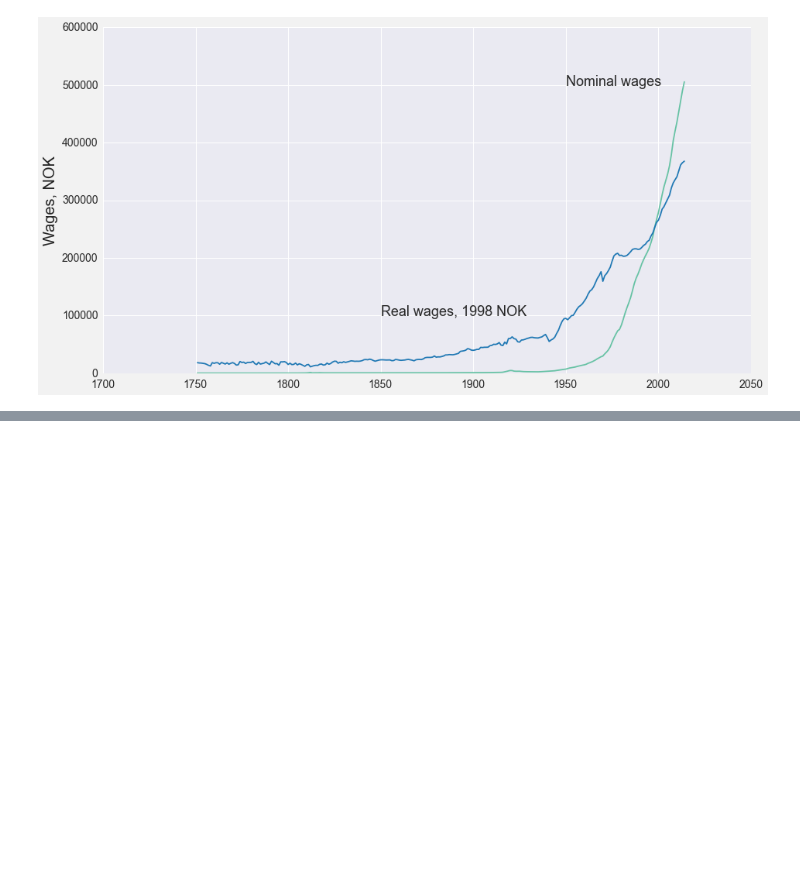
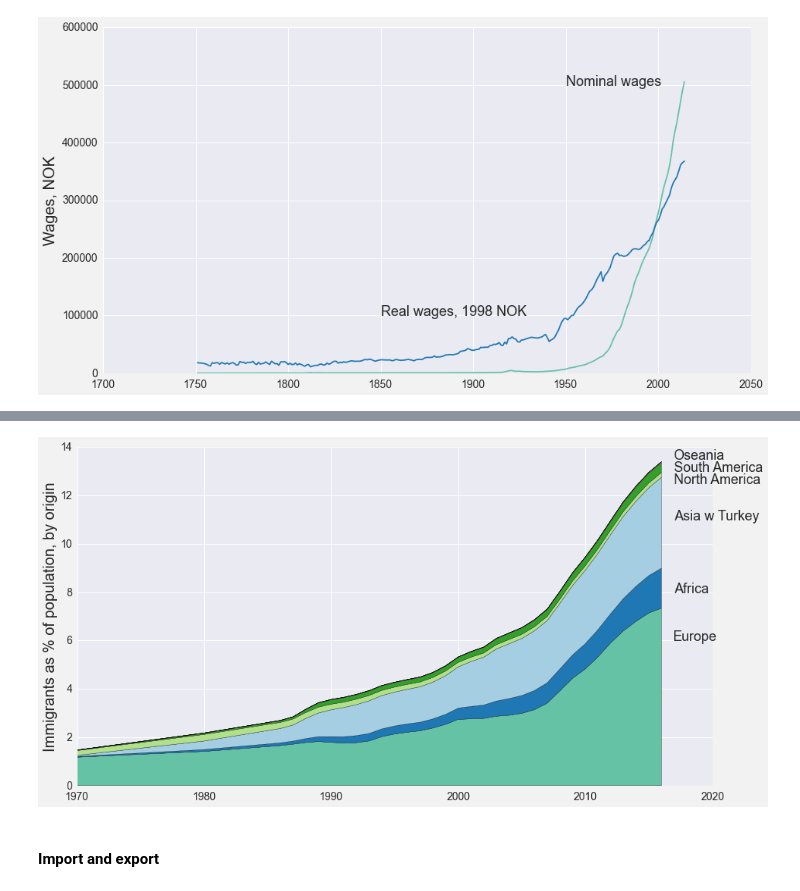
Before and after one commit to jmaurit/norwayeconomy, a Jupyter notebook: norwayeconomy.ipynb, the cells around one changed output, grey strips where cells are left out. Saved outputs shown, nothing was run; the diff lists cells and outputs as text; code cells hidden in the pictures; blank space fills up the shorter version.

```diff
--- a/norwayeconomy.ipynb
+++ b/norwayeconomy.ipynb
@@ -606,0 +657,26 @@ plt.show()
+# %%
+pop = pd.read_csv("http://data.ssb.no/api/v0/dataset/49626.csv?lang=no", sep=";")
+
+pop.columns = ["region", "year", "variable", "value"]
+pop = pop[["year", "variable", "value"]]
+pop_tot = pop[pop.variable=="Folkemengde"]
+pop_tot = pop_tot[["year", "value"]]
+pop_tot.columns = ["year", "pop_tot"]
+
+innvandring = pd.read_csv("http://data.ssb.no/api/v0/dataset/48651.csv?lang=no", sep=";")
+innvandring.columns = ['region', 'kjoenn', 'landbakgrunn', 'year', 'statistikkvariabel',
+       'innvandrer']
+innvandring = innvandring[['kjoenn', 'landbakgrunn', 'year',
+       'innvandrer']]
+innvandring = innvandring.merge(pop_tot, on="year", how ="left")
+innvandring["pros_innvan"] = innvandring["innvandrer"]/innvandring["pop_tot"]*100
+
+total = innvandring.groupby(["year", "landbakgrunn"])["pros_innvan"].aggregate(sum)
+total = total.reset_index()
+total_w = total.pivot(index="year", columns="landbakgrunn", values="pros_innvan")
+Y = np.array(total_w)
+x=total.year.unique()
+# %%
+annotate_y = pd.DataFrame()
+annotate_y["labels"] = ["Europe", "Africa", "Asia w Turkey", "North America", "South America", "Oseania"]
+annotate_y["y"] = [6,8, 11, 12.5, 13, 13.5]
@@ -606,0 +693,13 @@ plt.show()
+# %%
+
+fig, ax = plt.subplots()
+ax.stackplot(x, Y.T)
+for ant in annotate_y.iterrows():
+    ax.annotate(ant[1]["labels"], xy=(2017, ant[1]["y"]))
+ax.set_ylabel("Immigrants as % of population, by origin")
+fig.savefig("figures/imig_pros.png")
+plt.show()
+# %% [output]
+[figure, added]
+# %% [markdown]
+#### Import and export
```
Also changed, not shown: parts of 11 cells of this notebook, 5 other files.
